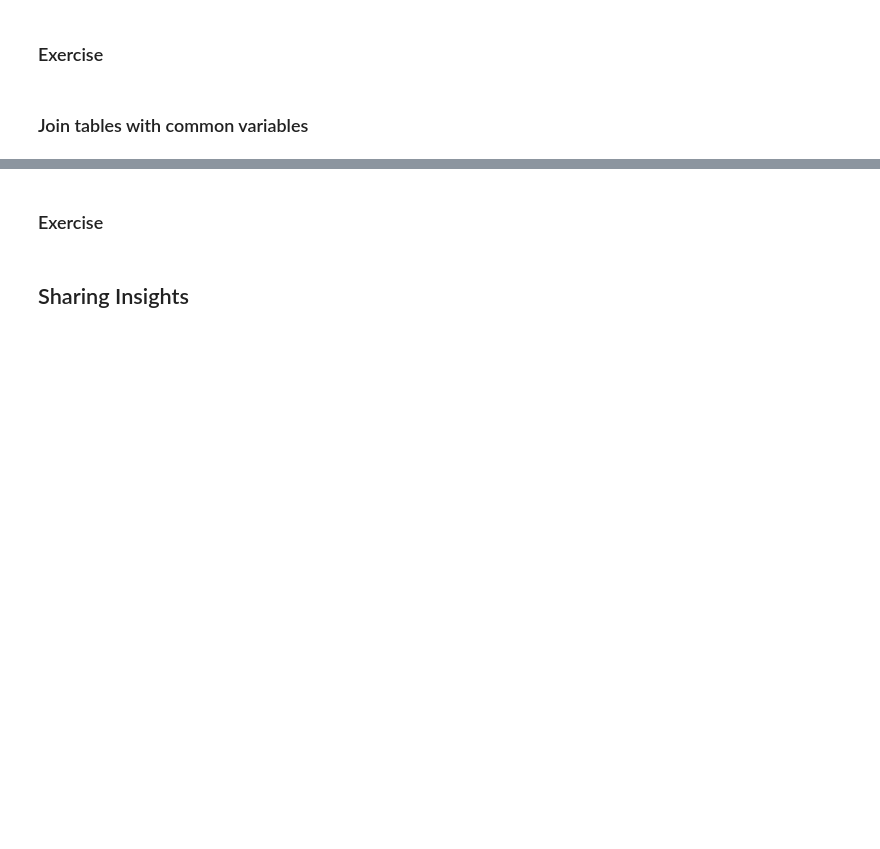
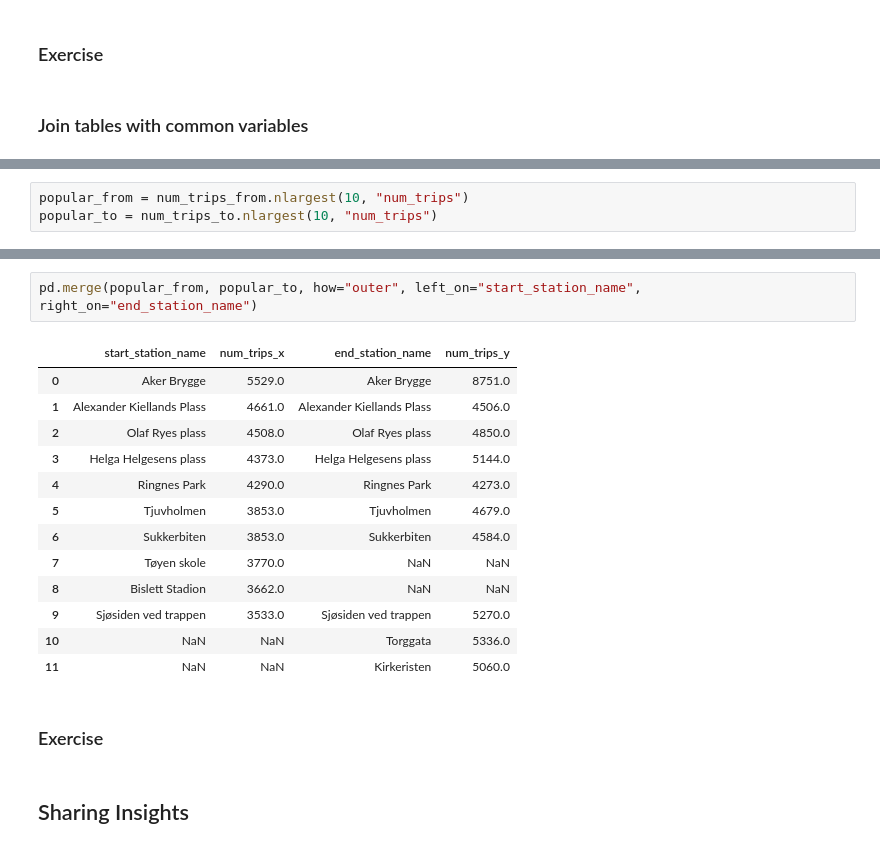
Before and after one commit to auroravoje/intro_data_processing, a Jupyter notebook: python/plan.ipynb, the cells around one changed output, grey strips where cells are left out. Cells and saved outputs as stored; diff of their text form; blank space fills up the shorter version.

```diff
--- a/python/plan.ipynb
+++ b/python/plan.ipynb
@@ -1516,0 +1613,3 @@ trip_lengths
+# %%
+popular_from = num_trips_from.nlargest(10, "num_trips")
+popular_to = num_trips_to.nlargest(10, "num_trips")
@@ -1517,3 +1668,19 @@ trip_lengths
+# %%
+pd.merge(popular_from, popular_to, how="outer", left_on="start_station_name", right_on="end_station_name")
+# %% [output]
+|  | start_station_name | num_trips_x | end_station_name | num_trips_y |
+| 0 | Aker Brygge | 5529.0 | Aker Brygge | 8751.0 |
+| 1 | Alexander Kiellands Plass | 4661.0 | Alexander Kiellands Plass | 4506.0 |
+| 2 | Olaf Ryes plass | 4508.0 | Olaf Ryes plass | 4850.0 |
+| 3 | Helga Helgesens plass | 4373.0 | Helga Helgesens plass | 5144.0 |
+| 4 | Ringnes Park | 4290.0 | Ringnes Park | 4273.0 |
+| 5 | Tjuvholmen | 3853.0 | Tjuvholmen | 4679.0 |
+| 6 | Sukkerbiten | 3853.0 | Sukkerbiten | 4584.0 |
+| 7 | Tøyen skole | 3770.0 | NaN | NaN |
+| 8 | Bislett Stadion | 3662.0 | NaN | NaN |
+| 9 | Sjøsiden ved trappen | 3533.0 | Sjøsiden ved trappen | 5270.0 |
+| 10 | NaN | NaN | Torggata | 5336.0 |
+| 11 | NaN | NaN | Kirkeristen | 5060.0 |
 # %% [markdown]
 ### Exercise
 # %% [markdown]
```
Also changed, not shown: parts of 19 cells of this notebook, 1 other file.
